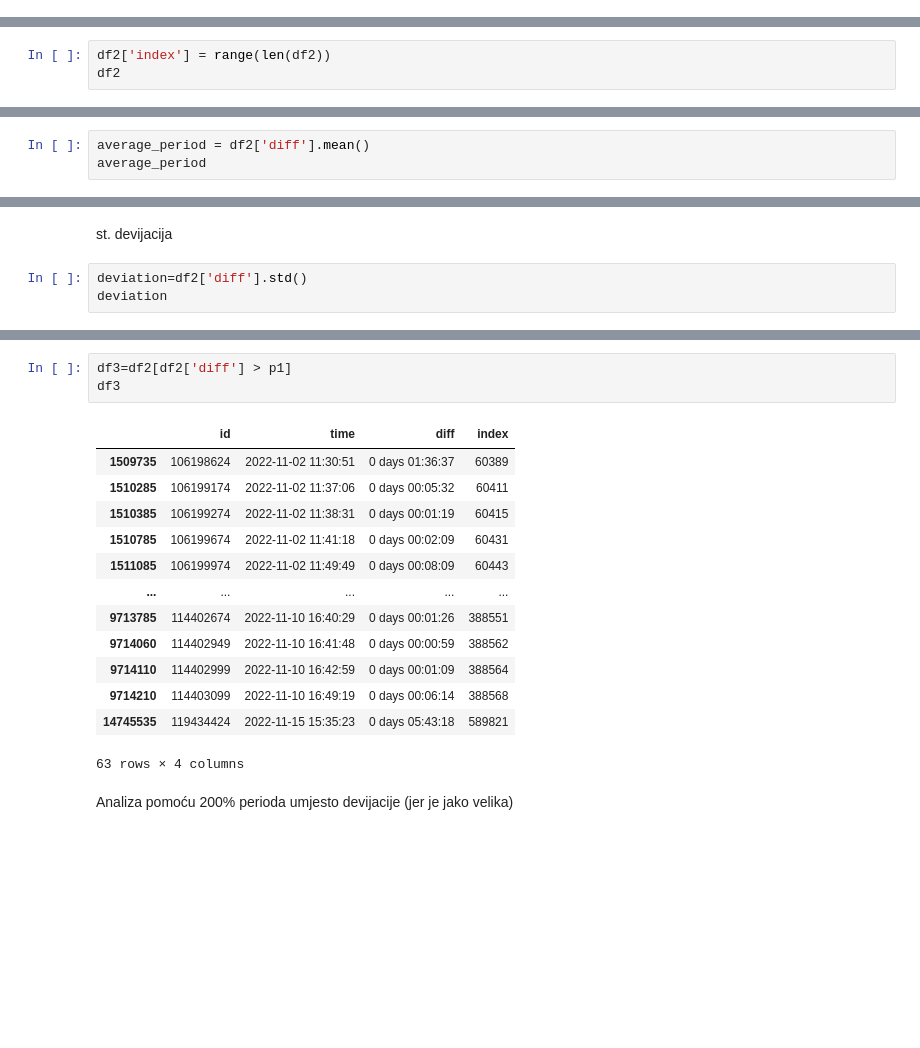
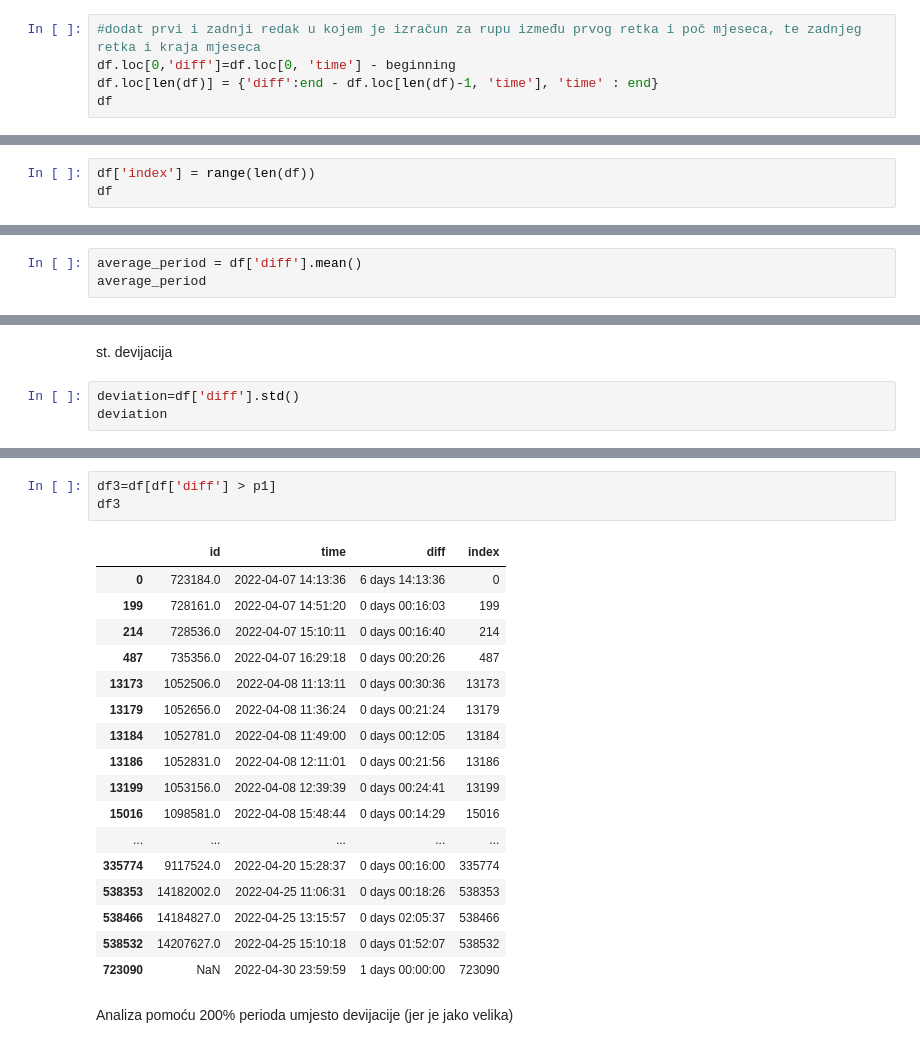
Before and after one commit to mateacvetkovic/Zavrsni-rad, a Jupyter notebook: main.ipynb, the cells around one changed output, grey strips where cells are left out. Drawn from its saved outputs; the diff is of its cells as text; blank space fills up the shorter version.

```diff
--- a/main.ipynb
+++ b/main.ipynb
@@ -90,0 +91,5 @@ df2
+# %%
+#dodat prvi i zadnji redak u kojem je izračun za rupu između prvog retka i poč mjeseca, te zadnjeg retka i kraja mjeseca
+df.loc[0,'diff']=df.loc[0, 'time'] - beginning
+df.loc[len(df)] = {'diff':end - df.loc[len(df)-1, 'time'], 'time' : end}
+df
@@ -91,5 +117,5 @@ df2
 # %%
-df2['index'] = range(len(df2))
-df2
+df['index'] = range(len(df))
+df
 # %% [output]
 |  | id | time | diff | index |
@@ -108,6 +134,6 @@ df2
 # %% [markdown]
 Izračun prosječnog vremena između dva mjerenja (tj. perioda uzimanja uzoraka)
 # %%
-average_period = df2['diff'].mean()
+average_period = df['diff'].mean()
 average_period
 # %% [output]
@@ -115,6 +141,6 @@ Timedelta('0 days 00:00:02.144990590')
 # %% [markdown]
 st. devijacija
 # %%
-deviation=df2['diff'].std()
+deviation=df['diff'].std()
 deviation
 # %% [output]
@@ -127,20 +153,24 @@ Timedelta('0 days 00:00:34.452634158')
 # %%
-df3=df2[df2['diff'] > p1]
+df3=df[df['diff'] > p1]
 df3
 # %% [output]
 |  | id | time | diff | index |
-| 1509735 | 106198624 | 2022-11-02 11:30:51 | 0 days 01:36:37 | 60389 |
-| 1510285 | 106199174 | 2022-11-02 11:37:06 | 0 days 00:05:32 | 60411 |
-| 1510385 | 106199274 | 2022-11-02 11:38:31 | 0 days 00:01:19 | 60415 |
-| 1510785 | 106199674 | 2022-11-02 11:41:18 | 0 days 00:02:09 | 60431 |
-| 1511085 | 106199974 | 2022-11-02 11:49:49 | 0 days 00:08:09 | 60443 |
+| 0 | 723184.0 | 2022-04-07 14:13:36 | 6 days 14:13:36 | 0 |
+| 199 | 728161.0 | 2022-04-07 14:51:20 | 0 days 00:16:03 | 199 |
+| 214 | 728536.0 | 2022-04-07 15:10:11 | 0 days 00:16:40 | 214 |
+| 487 | 735356.0 | 2022-04-07 16:29:18 | 0 days 00:20:26 | 487 |
+| 13173 | 1052506.0 | 2022-04-08 11:13:11 | 0 days 00:30:36 | 13173 |
+| 13179 | 1052656.0 | 2022-04-08 11:36:24 | 0 days 00:21:24 | 13179 |
+| 13184 | 1052781.0 | 2022-04-08 11:49:00 | 0 days 00:12:05 | 13184 |
+| 13186 | 1052831.0 | 2022-04-08 12:11:01 | 0 days 00:21:56 | 13186 |
+| 13199 | 1053156.0 | 2022-04-08 12:39:39 | 0 days 00:24:41 | 13199 |
+| 15016 | 1098581.0 | 2022-04-08 15:48:44 | 0 days 00:14:29 | 15016 |
 | ... | ... | ... | ... | ... |
-| 9713785 | 114402674 | 2022-11-10 16:40:29 | 0 days 00:01:26 | 388551 |
-| 9714060 | 114402949 | 2022-11-10 16:41:48 | 0 days 00:00:59 | 388562 |
-| 9714110 | 114402999 | 2022-11-10 16:42:59 | 0 days 00:01:09 | 388564 |
-| 9714210 | 114403099 | 2022-11-10 16:49:19 | 0 days 00:06:14 | 388568 |
-| 14745535 | 119434424 | 2022-11-15 15:35:23 | 0 days 05:43:18 | 589821 |
+| 335774 | 9117524.0 | 2022-04-20 15:28:37 | 0 days 00:16:00 | 335774 |
+| 538353 | 14182002.0 | 2022-04-25 11:06:31 | 0 days 00:18:26 | 538353 |
+| 538466 | 14184827.0 | 2022-04-25 13:15:57 | 0 days 02:05:37 | 538466 |
+| 538532 | 14207627.0 | 2022-04-25 15:10:18 | 0 days 01:52:07 | 538532 |
+| 723090 | NaN | 2022-04-30 23:59:59 | 1 days 00:00:00 | 723090 |
-63 rows × 4 columns
 # %% [markdown]
 Analiza pomoću 200% perioda umjesto devijacije (jer je jako velika)
 # %%
```
Also changed, not shown: parts of 32 cells of this notebook, 9 other files.
